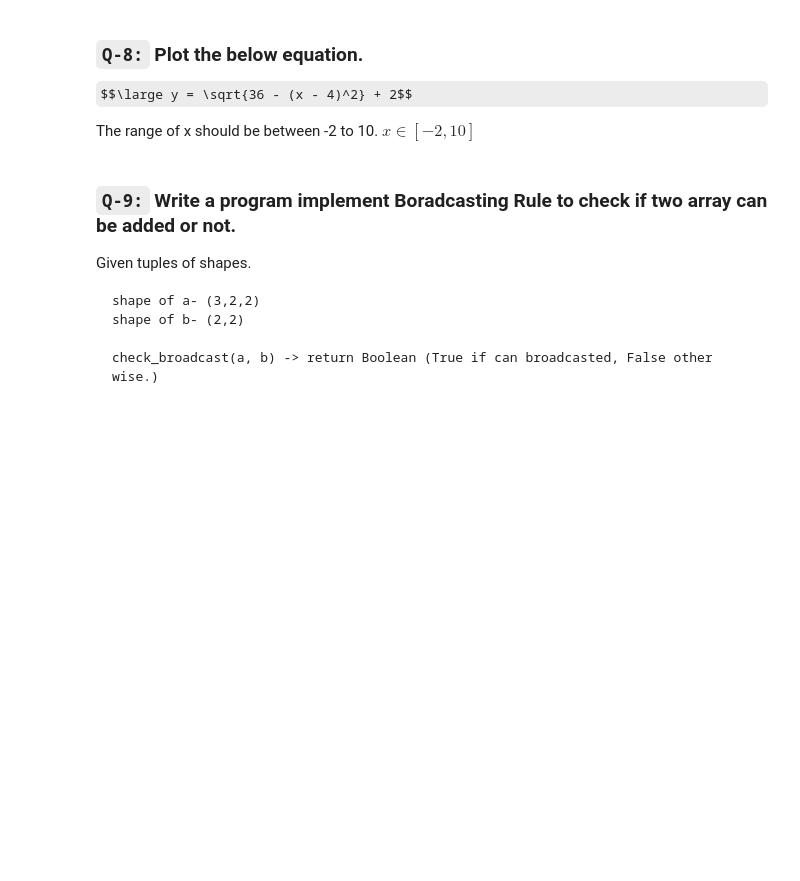
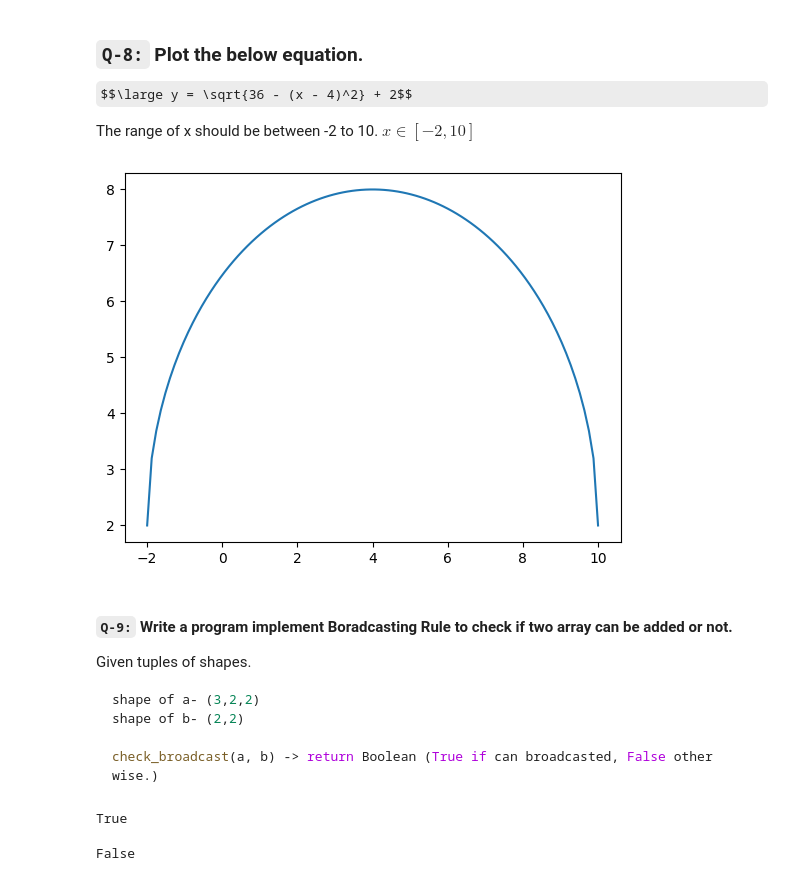
Before and after one commit to Shriram-Vibhute/CampusX-DSMP2.0, a Jupyter notebook: NumPy/Task 14 - NumPy Advanced.ipynb, the cells around one changed output. Cells and saved outputs as stored; diff of their text form; code cells hidden in the pictures; some formulas as TeX source; blank space fills up the shorter version.

````diff
--- a/NumPy/Task 14 - NumPy Advanced.ipynb
+++ b/NumPy/Task 14 - NumPy Advanced.ipynb
@@ -128,7 +150,15 @@ The range of x should be between -2 to 10. $x ∈ [-2, 10]$
+# %%
+x = np.linspace(-2, 10, 100)
+y = np.sqrt(36 - (x-4)**2) + 2
+
+plt.plot(x,y)
+plt.show()
+# %% [output]
+[figure, added]
 # %% [markdown]
-### `Q-9:` Write a program implement Boradcasting Rule to check if two array can be added or not.
+#### `Q-9:` Write a program implement Boradcasting Rule to check if two array can be added or not.
 Given tuples of shapes.
-```
+```Python
 shape of a- (3,2,2)
 shape of b- (2,2)
 
@@ -138,0 +167,20 @@ check_broadcast(a, b) -> return Boolean (True if can broadcasted, False other wi
+# %%
+def isBroadcasted(a, b) -> bool:
+    a_shape = a.shape
+    b_shape = b.shape
+    for dim in range(min(len(a_shape), len(b_shape))):
+        if a_shape[len(a_shape) - dim - 1] != b_shape[len(b_shape) - dim - 1]:
+            return False
+    return True
+
+a = np.random.randint(1, 10, (2, 4))
+b = np.random.randint(1, 10, (3, 2, 4))
+isBroadcasted(a, b)
+# %% [output]
+True
+# %%
+a = np.random.randint(1, 10, (2, 5))
+b = np.random.randint(1, 10, (3, 2, 4))
+isBroadcasted(a, b)
+# %% [output]
+False
````
Also changed, not shown: parts of 10 cells of this notebook.
